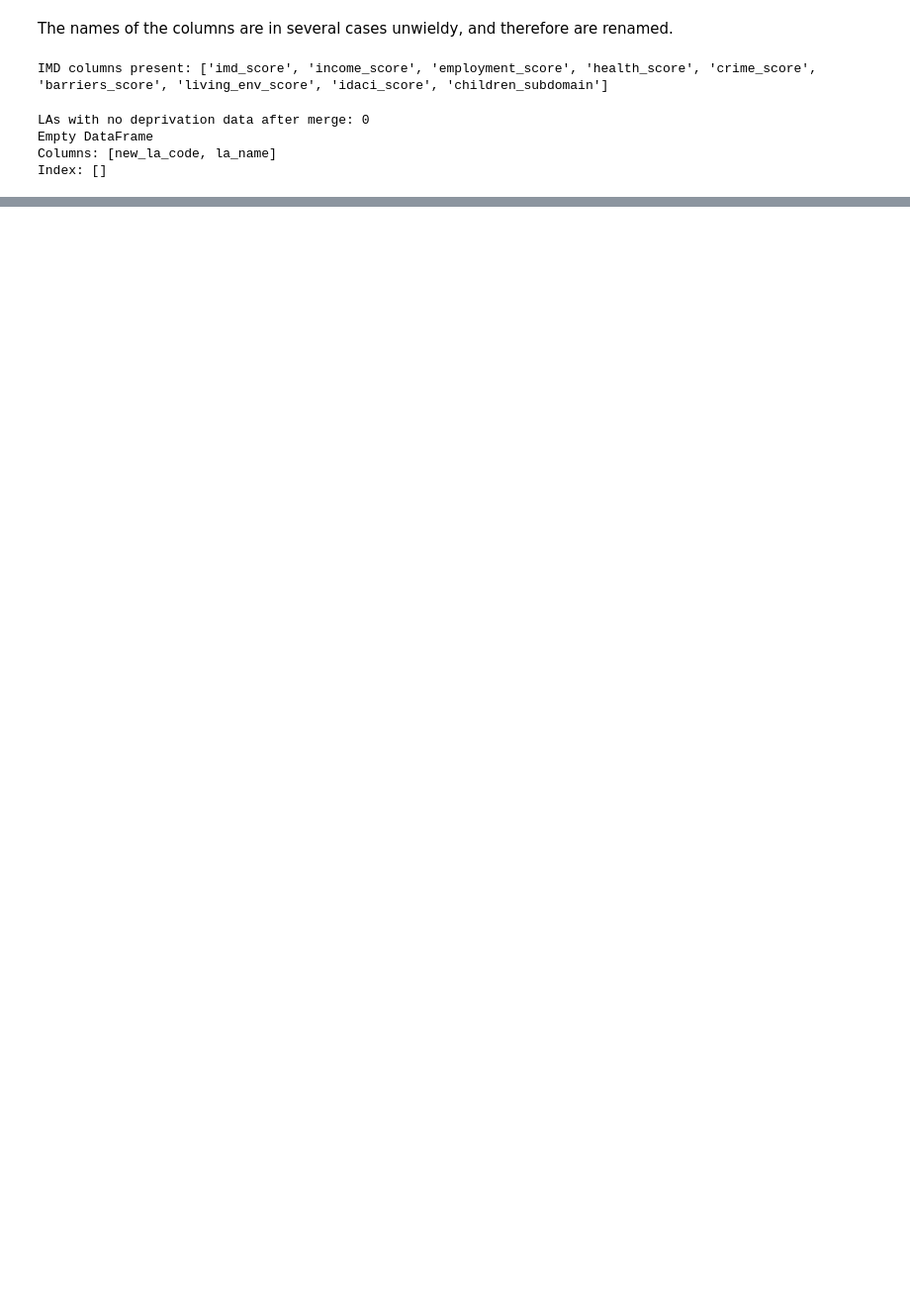
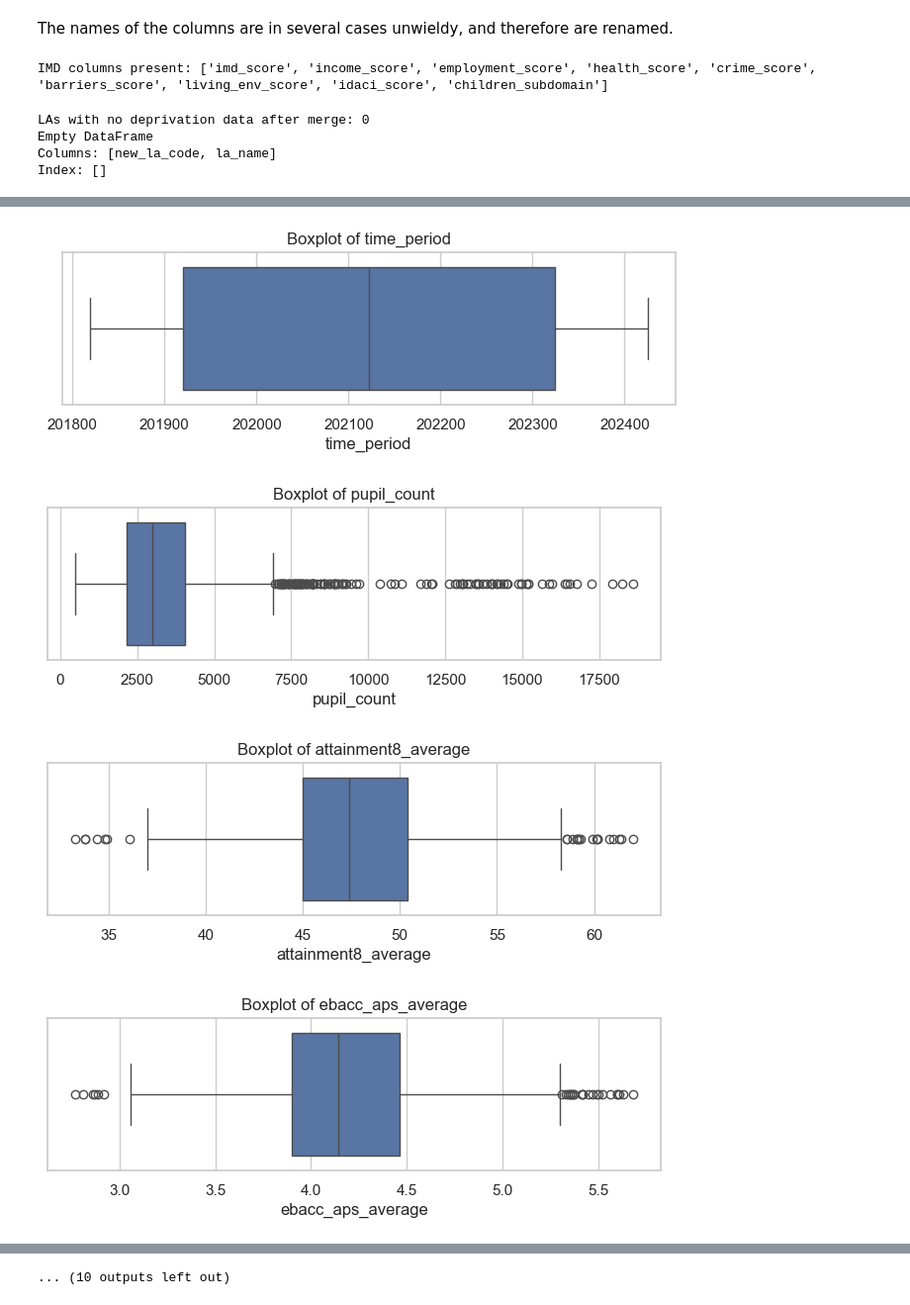
Before and after one commit to AislingLangston/CFG-DS-group-6-2026, a Jupyter notebook: AL_school_performance_0906.ipynb, the cells around one changed output, grey strips where cells are left out. Shown at 99% size. Saved outputs shown, nothing was run; the diff lists cells and outputs as text; code cells hidden in the pictures; blank space fills up the shorter version.

Commit message:
boxplots and discussion of outliers

```diff
--- a/AL_school_performance_0906.ipynb
+++ b/AL_school_performance_0906.ipynb
@@ -87,10 +85,12 @@ In this section, we will load our primary datasets:
 2. **DfE Key Stage 4 Pupil Characteristics and Geography:** Provides performance breakdowns by sex, language, and disadvantage status at Local Authority level from 2018/19 up to 2024/25.
 # %%
 # Load IoD dataset
-iod_data = pd.read_csv(IoD_PATH, low_memory=False) # low_memory=False to avoid dtype warnings for large files
+raw_iod_data = pd.read_csv(IoD_PATH, low_memory=False) # low_memory=False to avoid dtype warnings for large files
+iod_data = raw_iod_data.copy()
 
 # Load KS4 Pupil Characteristics and Geography dataset
-performance_data = pd.read_csv(KS4_PATH, low_memory=False) # low_memory=False to avoid dtype warnings for large files
+raw_performance_data = pd.read_csv(KS4_PATH, low_memory=False) # low_memory=False to avoid dtype warnings for large files
+performance_data = raw_performance_data.copy()
 
 print(f"IoD shape: {iod_data.shape}")
 print(f"KS4 shape: {performance_data.shape}")
@@ -1285,0 +1305,16 @@ final_df_lang.to_csv("data/final_df_lang.csv", index=False)
+# %%
+# Exploratory Data Analysis
+sns.set_theme(style="whitegrid")
+
+exploring_numeric_df = final_df_total.select_dtypes(exclude=['object'])
+
+for column in exploring_numeric_df.columns:
+    plt.figure(figsize=(8, 2))
+    sns.boxplot(x=exploring_numeric_df[column])
+    plt.title(f'Boxplot of {column}')
+    plt.show()
+# %% [output]
+[figure, added]
+[figure, added]
+[figure, added]
+[figure, added]
@@ -1285,0 +1329 @@ final_df_lang.to_csv("data/final_df_lang.csv", index=False)
+... (10 outputs left out)
```
Also changed, not shown: parts of 25 cells of this notebook, 1 other file.
